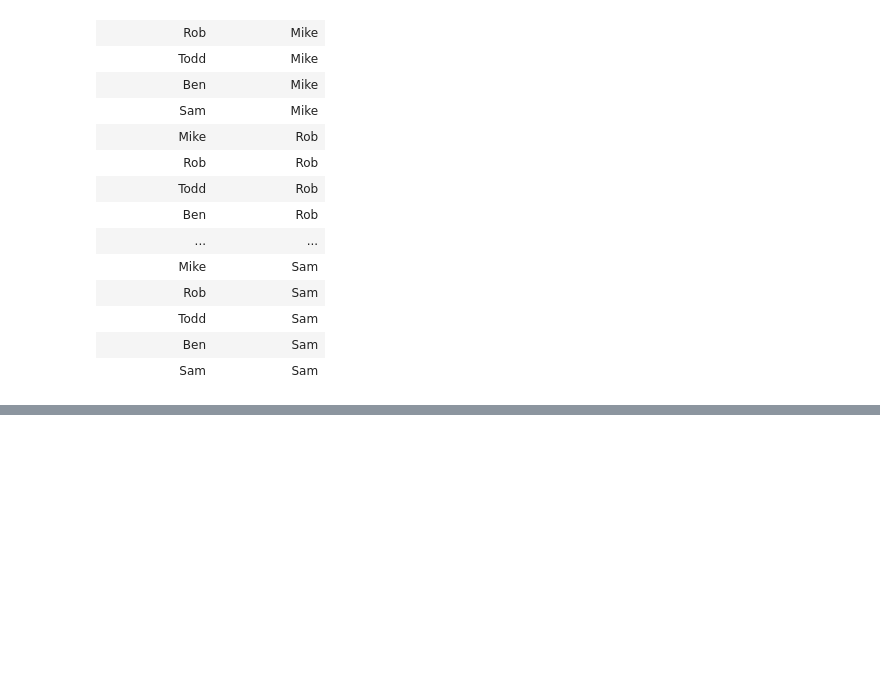
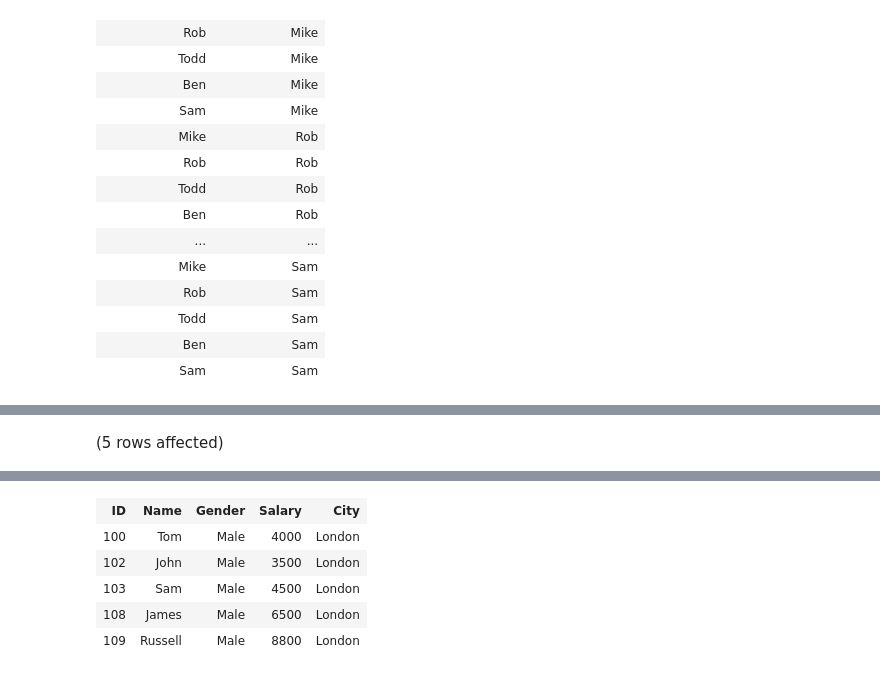
Before and after one commit to kanhaiya-bhayana-inc/Sql-server, a Jupyter notebook: SQl-server.ipynb, the cells around one changed output, grey strips where cells are left out. Drawn from its saved outputs; the diff is of its cells as text; code cells hidden in the pictures; blank space fills up the shorter version.

```diff
--- a/SQl-server.ipynb
+++ b/SQl-server.ipynb
@@ -595,0 +848,4 @@ Total execution time: 00:00:00.024
+# %%
+spGetEmployeesByGenderAndCity 'Male', 'London'
+# %% [output]
+(5 rows affected)
@@ -595,0 +853,6 @@ Total execution time: 00:00:00.024
+| ID | Name | Gender | Salary | City |
+| 100 | Tom | Male | 4000 | London |
+| 102 | John | Male | 3500 | London |
+| 103 | Sam | Male | 4500 | London |
+| 108 | James | Male | 6500 | London |
+| 109 | Russell | Male | 8800 | London |
```
Also changed, not shown: parts of 23 cells of this notebook.
